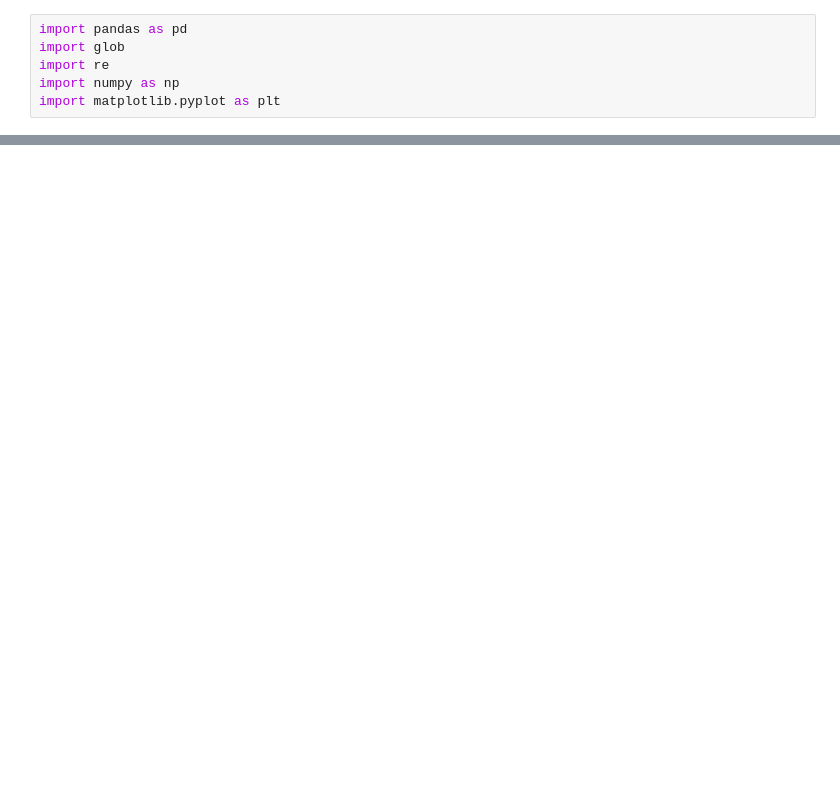
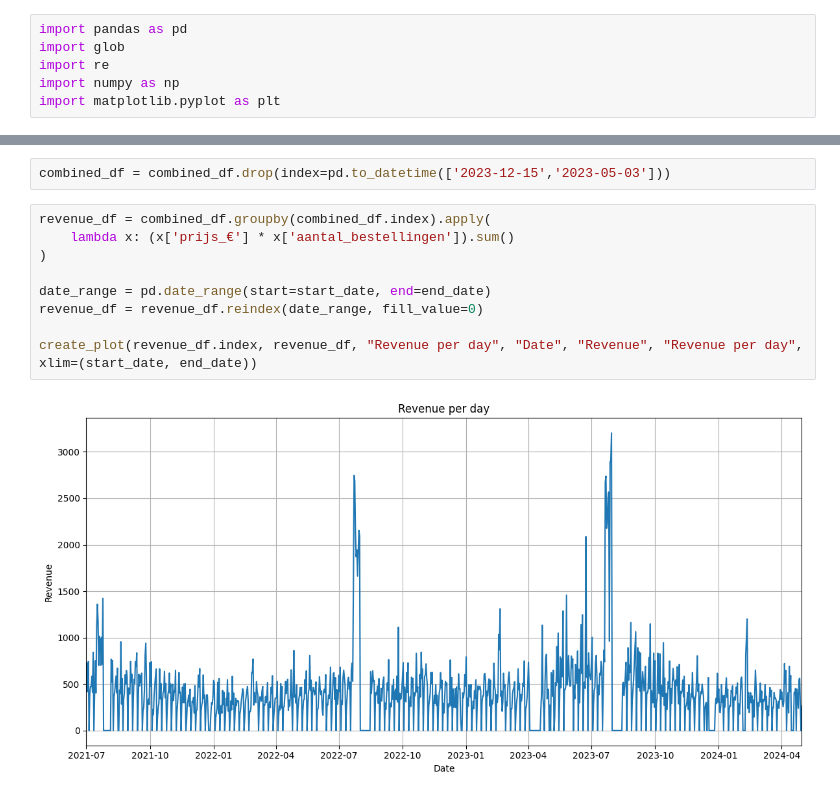
Before and after one commit to StevenLyy/S6-AI, a Jupyter notebook: data_challenge/data_challenge.ipynb, the cells around one changed output, grey strips where cells are left out. Cells and saved outputs as stored; diff of their text form; blank space fills up the shorter version.

```diff
--- a/data_challenge/data_challenge.ipynb
+++ b/data_challenge/data_challenge.ipynb
@@ -126,0 +138,13 @@ combined_df.loc['2023-12-15']
+# %%
+combined_df = combined_df.drop(index=pd.to_datetime(['2023-12-15','2023-05-03']))
+# %%
+revenue_df = combined_df.groupby(combined_df.index).apply(
+    lambda x: (x['prijs_€'] * x['aantal_bestellingen']).sum()
+)
+
+date_range = pd.date_range(start=start_date, end=end_date)
+revenue_df = revenue_df.reindex(date_range, fill_value=0)
+
+create_plot(revenue_df.index, revenue_df, "Revenue per day", "Date", "Revenue", "Revenue per day", xlim=(start_date, end_date))
+# %% [output]
+[figure, added]
```
Also changed, not shown: parts of 12 cells of this notebook.
